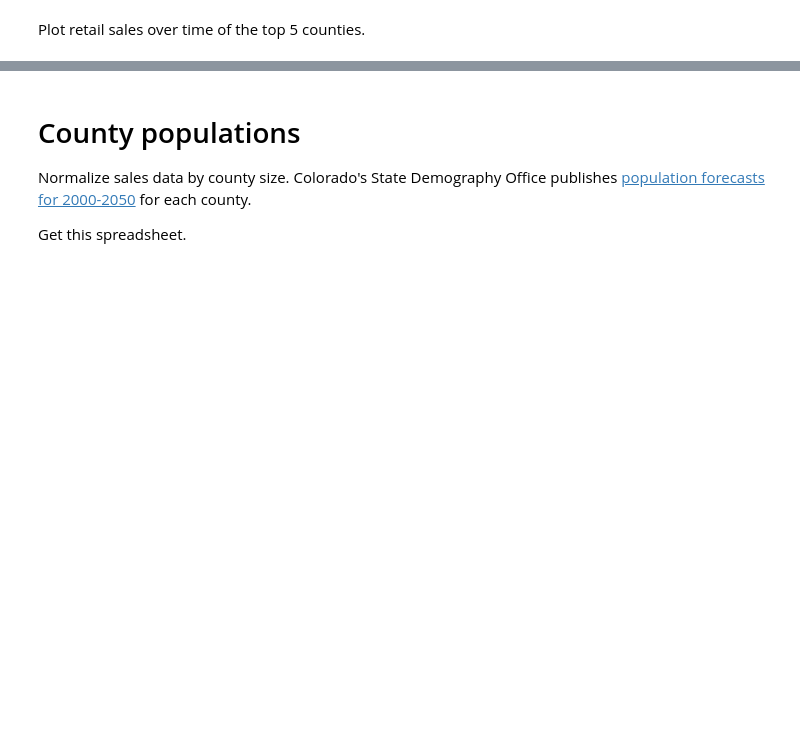
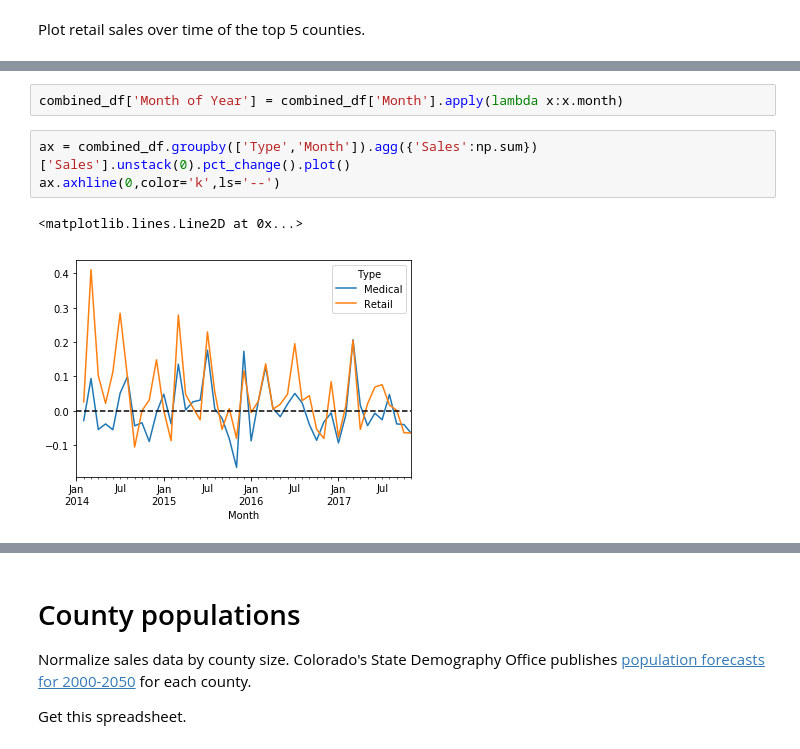
Before and after one commit to brianckeegan/cannabis_data, a Jupyter notebook: CO_Marijuana_Sales_Data.ipynb, the cells around one changed output, grey strips where cells are left out. Drawn from its saved outputs; the diff is of its cells as text; blank space fills up the shorter version.

```diff
--- a/CO_Marijuana_Sales_Data.ipynb
+++ b/CO_Marijuana_Sales_Data.ipynb
@@ -134,0 +189,8 @@ plt.legend(loc='center left',bbox_to_anchor=(1,.5))
+# %%
+combined_df['Month of Year'] = combined_df['Month'].apply(lambda x:x.month)
+# %%
+ax = combined_df.groupby(['Type','Month']).agg({'Sales':np.sum})['Sales'].unstack(0).pct_change().plot()
+ax.axhline(0,color='k',ls='--')
+# %% [output]
+<matplotlib.lines.Line2D at 0x...>
+[figure, added]
```
Also changed, not shown: parts of 19 cells of this notebook, 1 other file.
